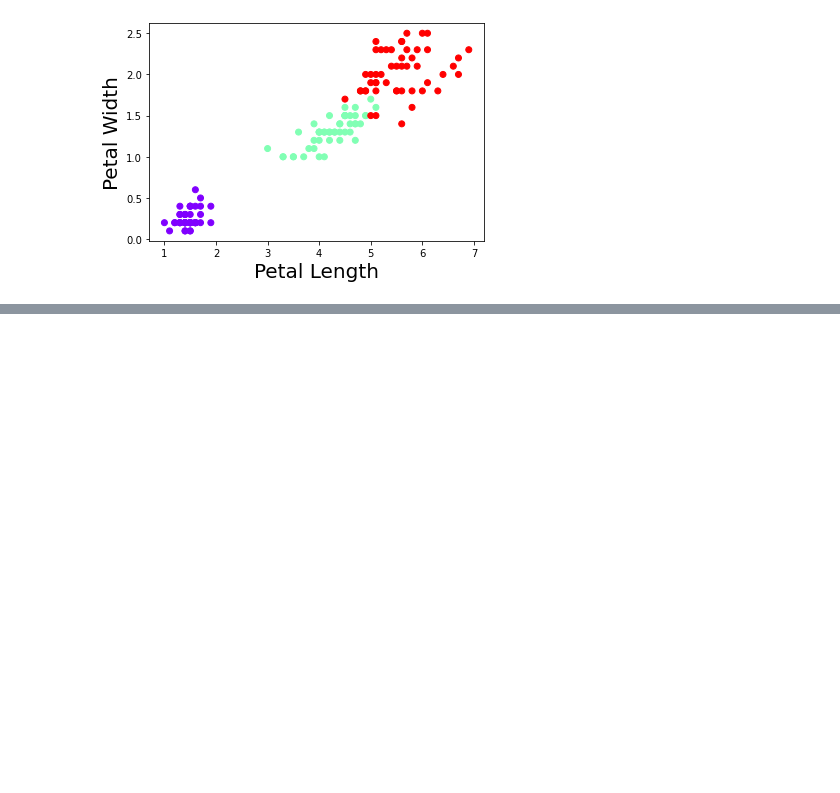
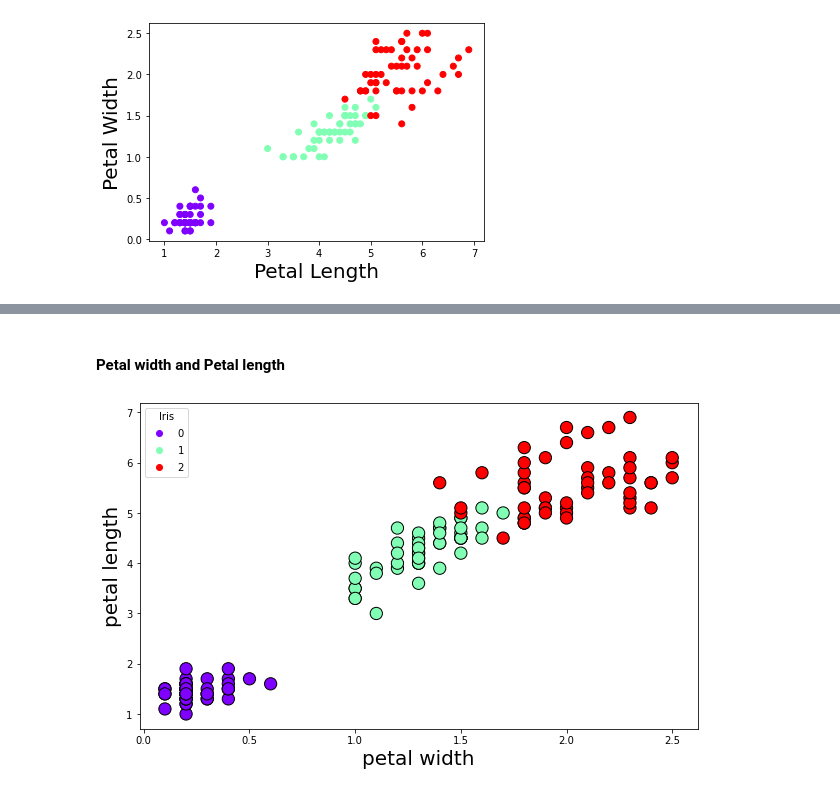
Before and after one commit to karolinaszafranbelzowska/Machine-Learning-and-Statistic---Tasks-assesments, a Jupyter notebook: tasks.ipynb, the cells around one changed output, grey strips where cells are left out. Drawn from its saved outputs; the diff is of its cells as text; code cells hidden in the pictures; blank space fills up the shorter version.

```diff
--- a/tasks.ipynb
+++ b/tasks.ipynb
@@ -487,5 +488,0 @@ TypeError: '(slice(None, None, None), 0)' is an invalid key
-# %%
-# Just testing the Iris Data
-iris = sns.load_dataset("iris")
-group_names = data['Species'].unique().tolist()
-group_names
@@ -512,10 +488,0 @@ assigned_data = pd.concat([data, species_dummy], axis = 1)
-# %%
-data.columns
-cols = list(data.columns)
-# cols
-target = ["Iris-setosa", "Iris-versicolor", "Iris-virginica"]
-features = cols[0:4]
-# print(target)
-# print(features)
-y = assigned_data[target].copy()
-X = assigned_data[features].copy()
@@ -529,0 +489,15 @@ X = assigned_data[features].copy()
+# %% [markdown]
+#### Petal width and Petal length
+# %%
+# plot of petal width versus petal length
+P = iris[['petal_width','petal_length']].to_numpy() # create a new numpy array with petal width and petal length
+fig, axes = plt.subplots(figsize=(10,6))
+
+scatter = axes.scatter(P[:,0], P[:,1],c=y, cmap = 'rainbow',edgecolors= 'k', s=150) # define the instance scatter.
+axes.legend(*scatter.legend_elements(),loc="best", title="Iris")
+
+
+plt.xlabel('petal width',fontsize = 20)
+plt.ylabel('petal length',fontsize = 20);
+# %% [output]
+[figure, added]
```
Also changed, not shown: parts of 20 cells of this notebook.
